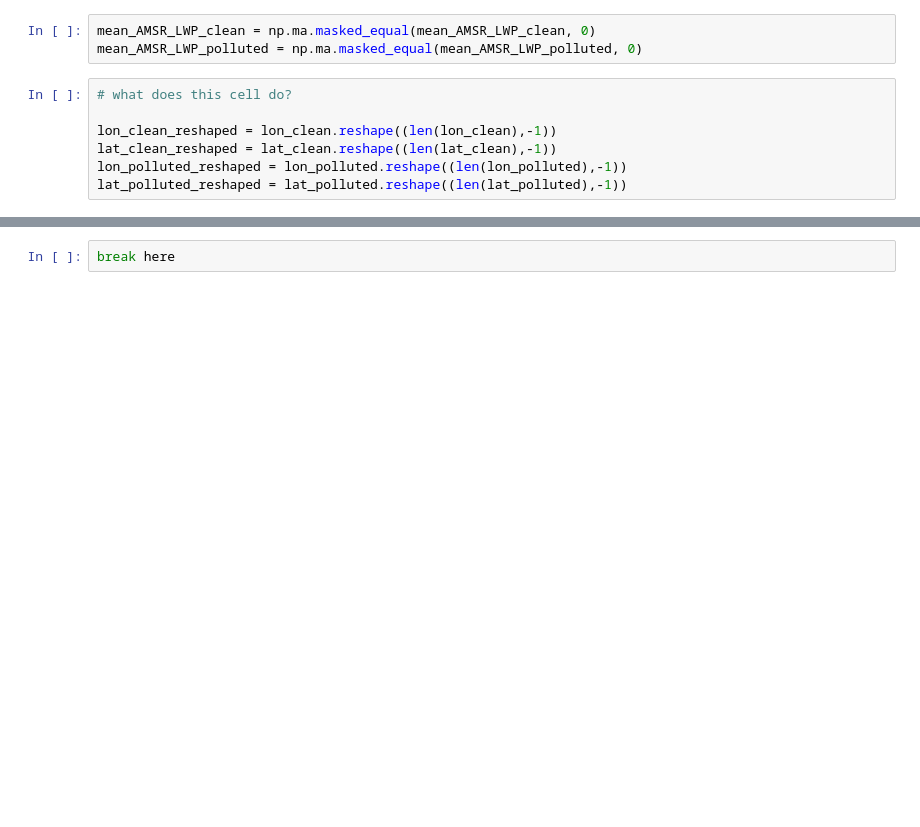
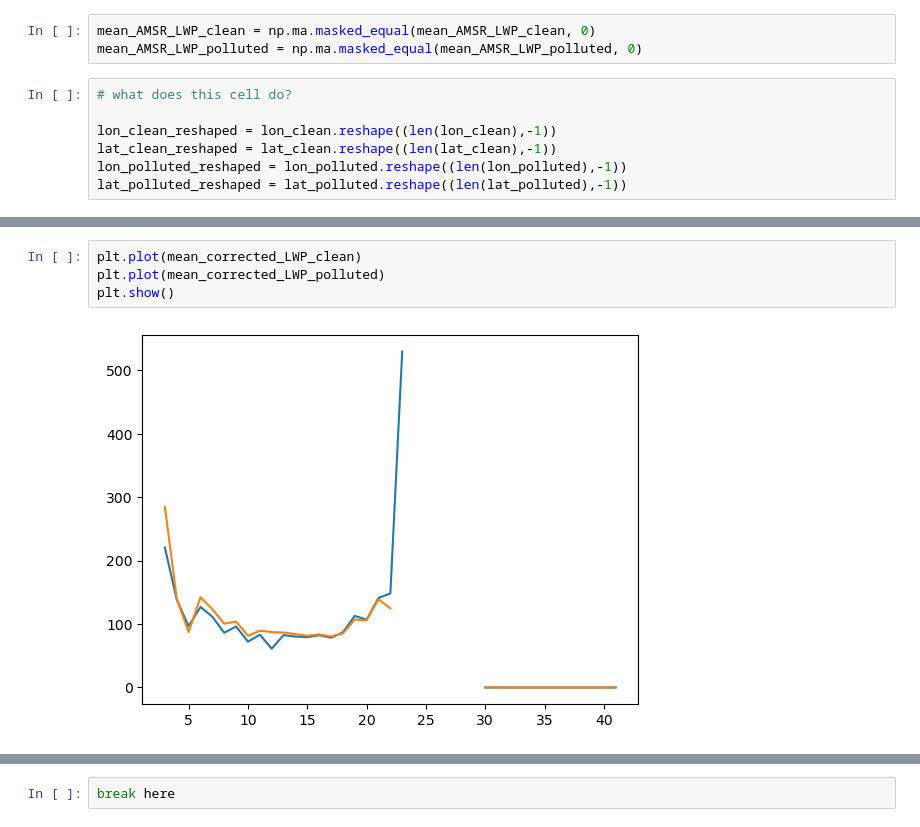
Before and after one commit to geoffreypugsley/LWC_tracking, a Jupyter notebook: lebsock_LWP_correction.ipynb, the cells around one changed output, grey strips where cells are left out. Saved outputs shown, nothing was run; the diff lists cells and outputs as text; blank space fills up the shorter version.

```diff
--- a/lebsock_LWP_correction.ipynb
+++ b/lebsock_LWP_correction.ipynb
@@ -799,3 +827,9 @@ print(np.min(lat_clean_reshaped),np.max(lat_clean_reshaped))
+# %%
+plt.plot(mean_corrected_LWP_clean)
+plt.plot(mean_corrected_LWP_polluted)
+plt.show()
+# %% [output]
+[figure, added]
 # %%
 fig, ax = plt.subplots()
 
```
Also changed, not shown: parts of 28 cells of this notebook.
